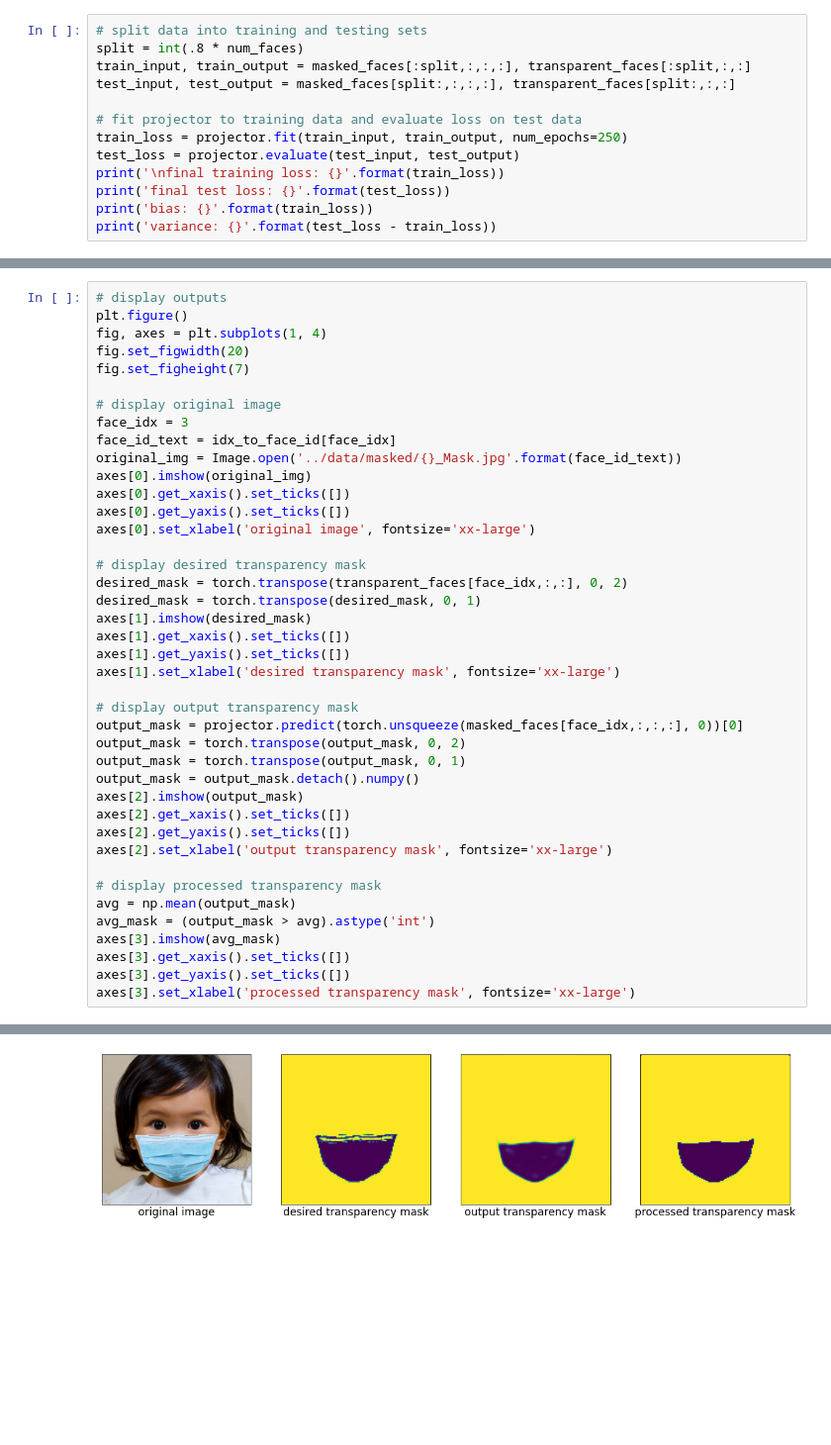
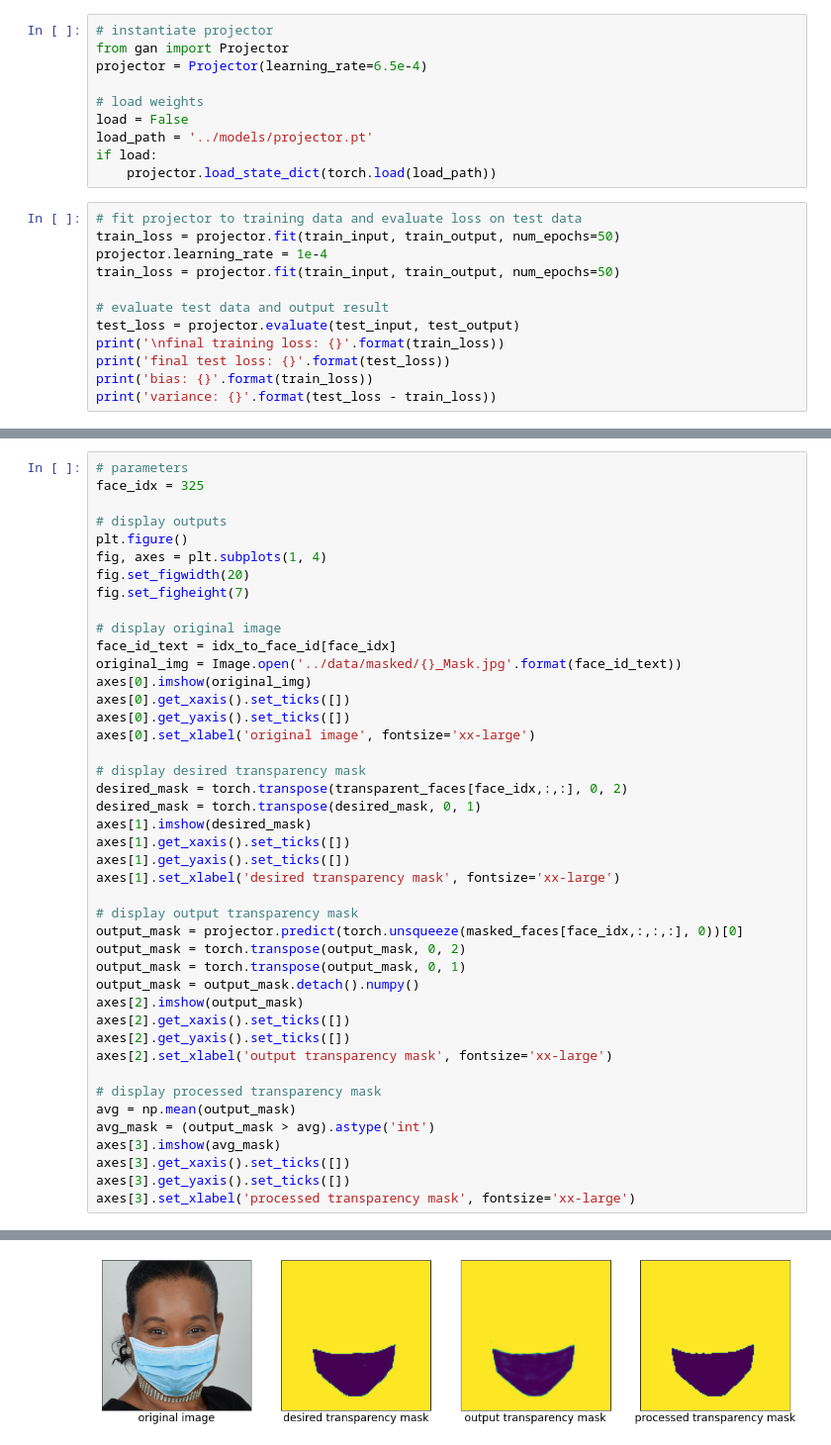
Before and after one commit to alexajm/gan-facemask-design, a Jupyter notebook: code/projector_training.ipynb, the cells around one changed output, grey strips where cells are left out. Shown: that part at 99% size. Saved outputs shown, nothing was run; the diff lists cells and outputs as text; blank space fills up the shorter version.

Commit message:
Retrained projector on larger dataset

```diff
--- a/code/projector_training.ipynb
+++ b/code/projector_training.ipynb
@@ -70,14 +81,23 @@ while face_id < num_faces:
 # %% [output]
 <Figure size 432x288 with 0 Axes>
 [figure]
+# %%
+# instantiate projector
+from gan import Projector
+projector = Projector(learning_rate=6.5e-4)
+
+# load weights
+load = False
+load_path = '../models/projector.pt'
+if load:
+    projector.load_state_dict(torch.load(load_path))
 # %%
-# split data into training and testing sets
-split = int(.8 * num_faces)
-train_input, train_output = masked_faces[:split,:,:,:], transparent_faces[:split,:,:]
-test_input, test_output = masked_faces[split:,:,:,:], transparent_faces[split:,:,:]
+# fit projector to training data and evaluate loss on test data
+train_loss = projector.fit(train_input, train_output, num_epochs=50)
+projector.learning_rate = 1e-4
+train_loss = projector.fit(train_input, train_output, num_epochs=50)
 
-# fit projector to training data and evaluate loss on test data
-train_loss = projector.fit(train_input, train_output, num_epochs=250)
+# evaluate test data and output result
 test_loss = projector.evaluate(test_input, test_output)
 print('\nfinal training loss: {}'.format(train_loss))
 print('final test loss: {}'.format(test_loss))
@@ -104,4 +117,7 @@ variance: 0.00019944017985835667
 # %%
+# parameters
+face_idx = 325
+
 # display outputs
 plt.figure()
 fig, axes = plt.subplots(1, 4)
@@ -109,7 +125,6 @@ fig.set_figwidth(20)
 fig.set_figheight(7)
 
 # display original image
-face_idx = 3
 face_id_text = idx_to_face_id[face_idx]
 original_img = Image.open('../data/masked/{}_Mask.jpg'.format(face_id_text))
 axes[0].imshow(original_img)
@@ -118,33 +133,33 @@ axes[0].get_yaxis().set_ticks([])
 axes[0].set_xlabel('original image', fontsize='xx-large')
 
 # display desired transparency mask
 desired_mask = torch.transpose(transparent_faces[face_idx,:,:], 0, 2)
 desired_mask = torch.transpose(desired_mask, 0, 1)
 axes[1].imshow(desired_mask)
 axes[1].get_xaxis().set_ticks([])
 axes[1].get_yaxis().set_ticks([])
 axes[1].set_xlabel('desired transparency mask', fontsize='xx-large')
 
 # display output transparency mask
 output_mask = projector.predict(torch.unsqueeze(masked_faces[face_idx,:,:,:], 0))[0]
 output_mask = torch.transpose(output_mask, 0, 2)
 output_mask = torch.transpose(output_mask, 0, 1)
 output_mask = output_mask.detach().numpy()
 axes[2].imshow(output_mask)
 axes[2].get_xaxis().set_ticks([])
 axes[2].get_yaxis().set_ticks([])
 axes[2].set_xlabel('output transparency mask', fontsize='xx-large')
 
 # display processed transparency mask
 avg = np.mean(output_mask)
 avg_mask = (output_mask > avg).astype('int')
 axes[3].imshow(avg_mask)
 axes[3].get_xaxis().set_ticks([])
 axes[3].get_yaxis().set_ticks([])
 axes[3].set_xlabel('processed transparency mask', fontsize='xx-large')
 # %% [output]
 Text(0.5, 0, 'processed transparency mask')
 <Figure size 432x288 with 0 Axes>
-[figure, old version]
+[figure, new version]
 # %%
 # save projector model
```
Also changed, not shown: parts of 5 cells of this notebook, 7 other files.
